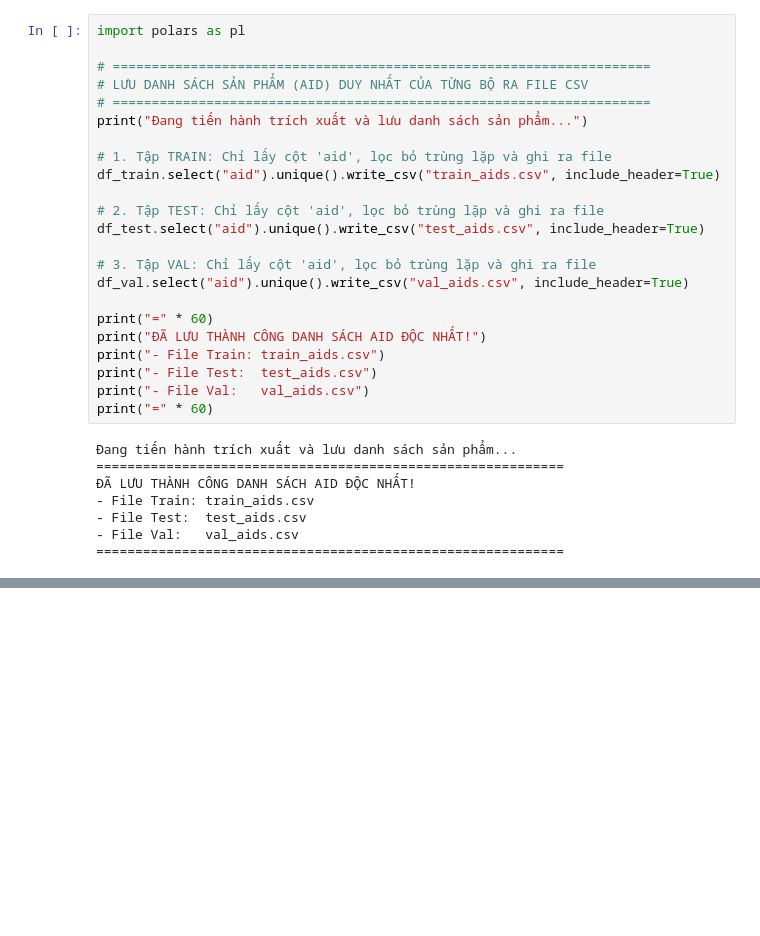
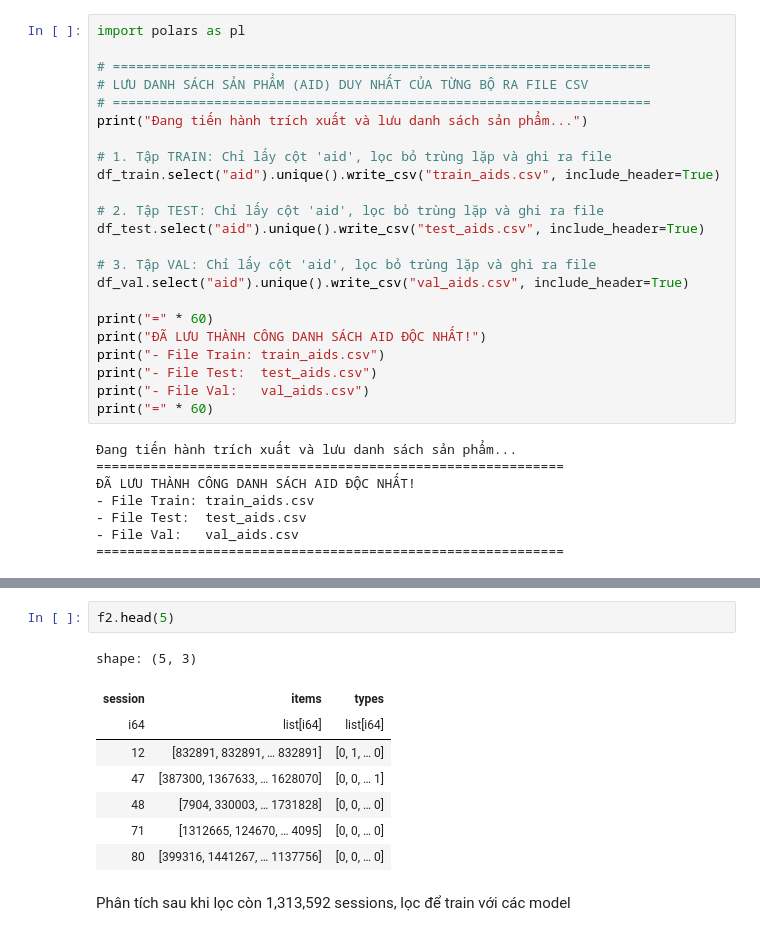
Before and after one commit to PTIT-D22KH02-PDDT/mining-on-massive-datasets-ptit-project, a Jupyter notebook: notebooks/trung/mining_data_raw.ipynb, the cells around one changed output, grey strips where cells are left out. Saved outputs shown, nothing was run; the diff lists cells and outputs as text; blank space fills up the shorter version.

```diff
--- a/notebooks/trung/mining_data_raw.ipynb
+++ b/notebooks/trung/mining_data_raw.ipynb
@@ -1733,0 +1788,13 @@ print("=" * 60)
+# %%
+f2.head(5)
+# %% [output]
+shape: (5, 3)
+| session | items | types |
+| i64 | list[i64] | list[i64] |
+| 12 | [832891, 832891, … 832891] | [0, 1, … 0] |
+| 47 | [387300, 1367633, … 1628070] | [0, 0, … 1] |
+| 48 | [7904, 330003, … 1731828] | [0, 0, … 0] |
+| 71 | [1312665, 124670, … 4095] | [0, 0, … 0] |
+| 80 | [399316, 1441267, … 1137756] | [0, 0, … 0] |
+# %% [markdown]
+Phân tích sau khi lọc còn 1,313,592 sessions, lọc để train với các model
```
Also changed, not shown: parts of 6 cells of this notebook.
